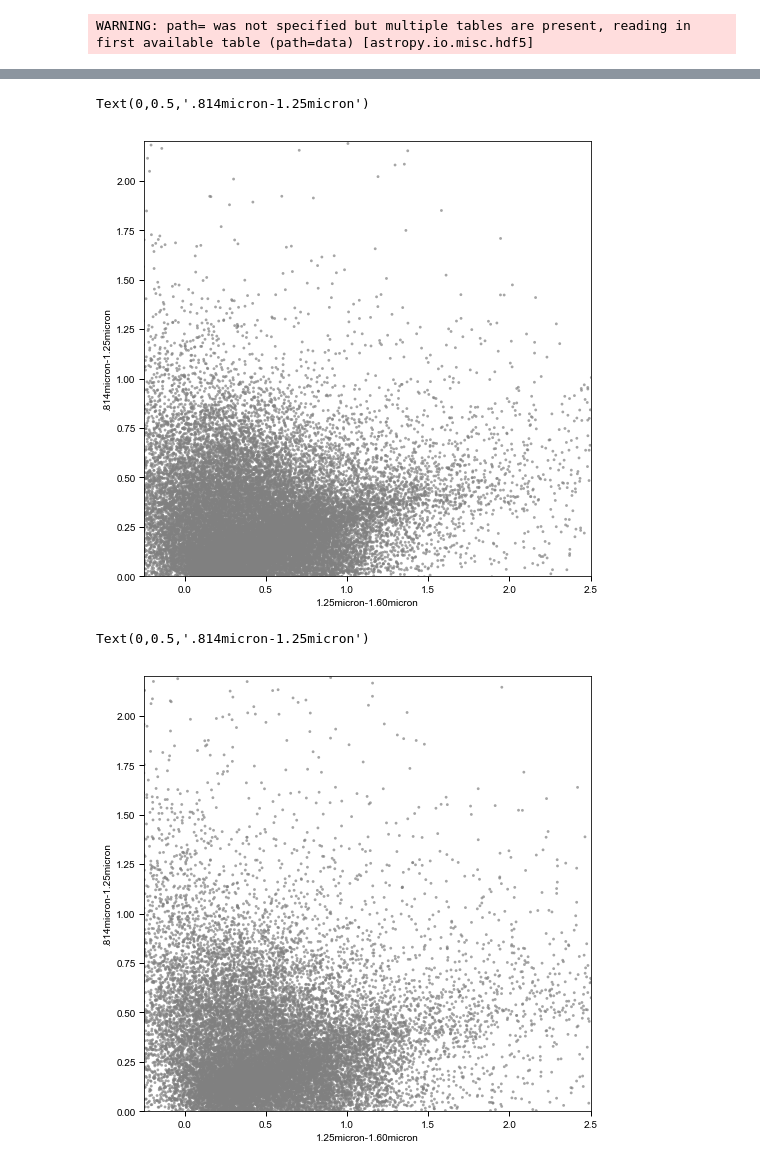
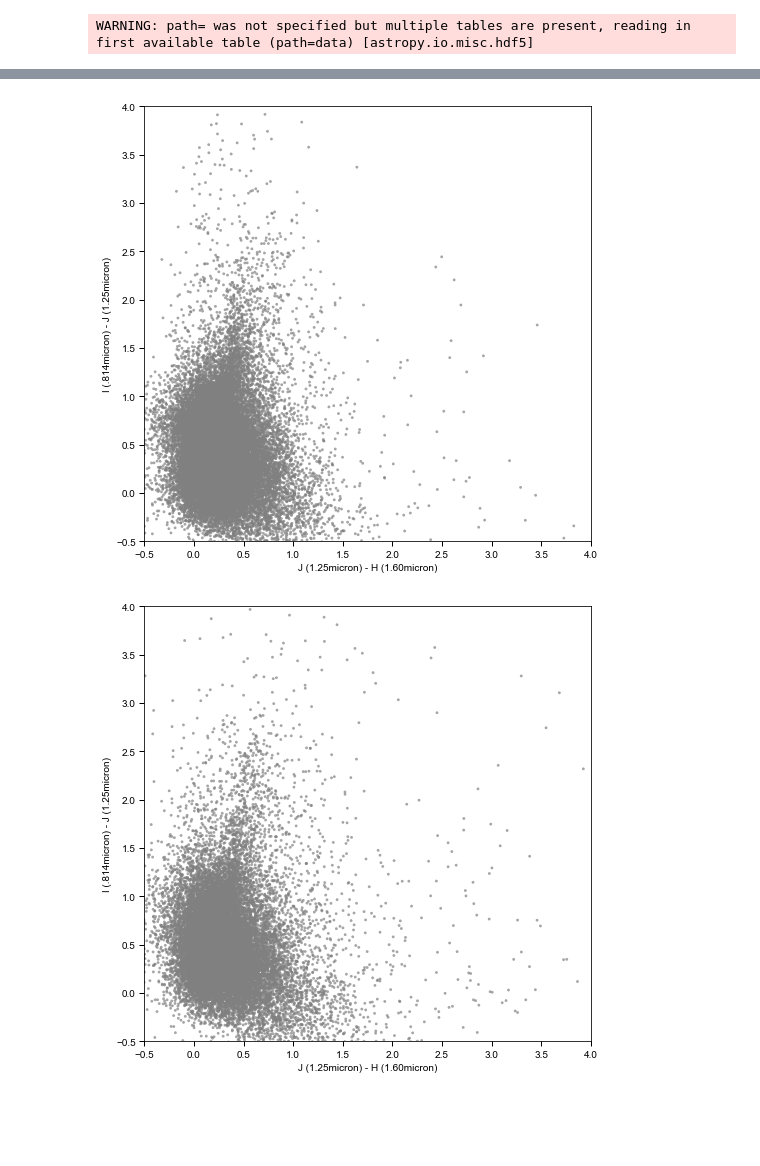
Before and after one commit to jztuan/SIP18, a Jupyter notebook: color_color_diagram_814_125_160.ipynb, the cells around one changed output, grey strips where cells are left out. Cells and saved outputs as stored; diff of their text form; code cells hidden in the pictures; blank space fills up the shorter version.

```diff
--- a/color_color_diagram_814_125_160.ipynb
+++ b/color_color_diagram_814_125_160.ipynb
@@ -163,20 +157,20 @@ Text(0,0.5,'.814micron-1.25micron')
 # %%
 fig=plt.figure(figsize=(8,8))
-plt.scatter(f814_f125_gdn,f125_f160_gdn,c='gray',edgecolors='none',s=8,alpha=0.7)
-plt.xlim(-0.25,2.5)
-plt.ylim(0,2.2)
+plt.scatter(f125_f160_gdn,f814_f125_gdn,c='gray',edgecolors='none',s=8,alpha=0.7)
+plt.xlim(-0.5,4)
+plt.ylim(-0.5,4)
 plt.xlabel('J (1.25micron) - H (1.60micron)')
 plt.ylabel('I (.814micron) - J (1.25micron)')
+plt.savefig('/Users/Andy/Desktop/IJH_full_gdn.pdf')
 # %% [output]
-Text(0,0.5,'.814micron-1.25micron')
-[figure, old version]
+[figure, new version]
 # %%
 fig=plt.figure(figsize=(8,8))
-plt.scatter(f814_f125_cos,f125_f160_cos,c='gray',edgecolors='none',s=8,alpha=0.7)
-plt.xlim(-0.25,2.5)
-plt.ylim(0,2.2)
+plt.scatter(f125_f160_cos,f814_f125_cos,c='gray',edgecolors='none',s=8,alpha=0.7)
+plt.xlim(-0.5,4)
+plt.ylim(-0.5,4)
 plt.xlabel('J (1.25micron) - H (1.60micron)')
 plt.ylabel('I (.814micron) - J (1.25micron)')
+plt.savefig('/Users/Andy/Desktop/IJH_full_cos.pdf')
 # %% [output]
-Text(0,0.5,'.814micron-1.25micron')
-[figure, old version]
+[figure, new version]
```
Also changed, not shown: parts of 4 cells of this notebook, 8 other files.
